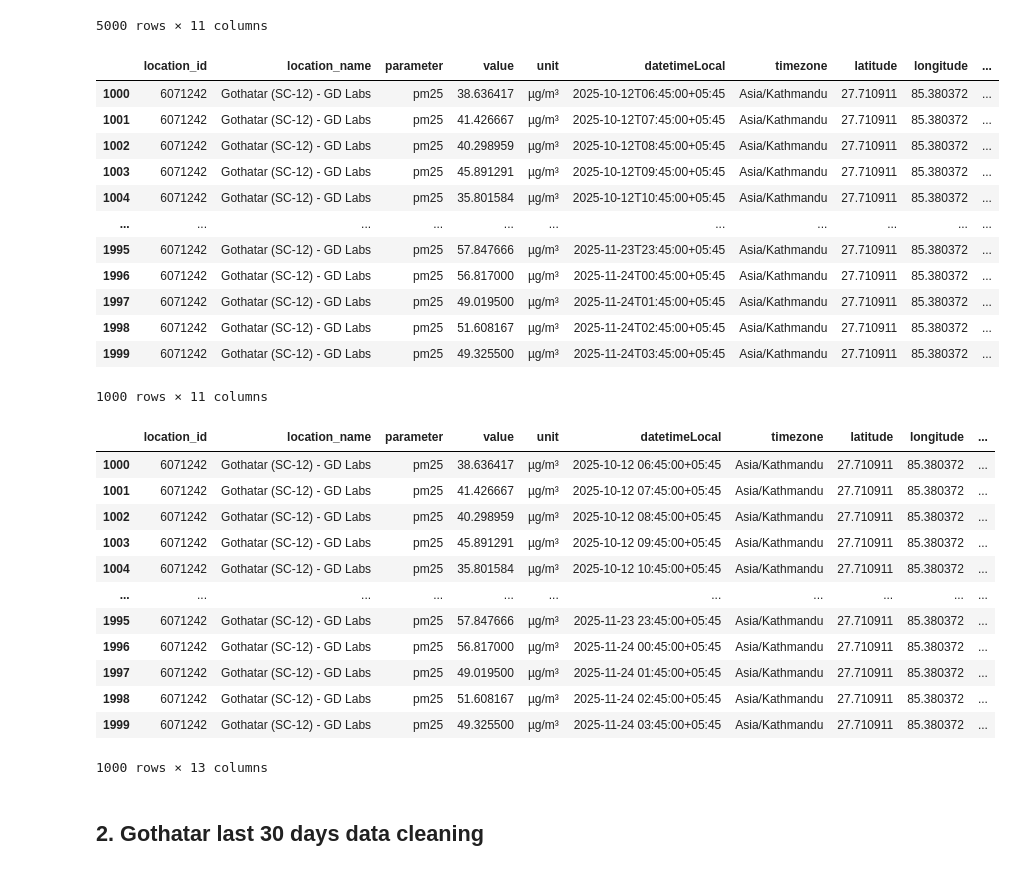
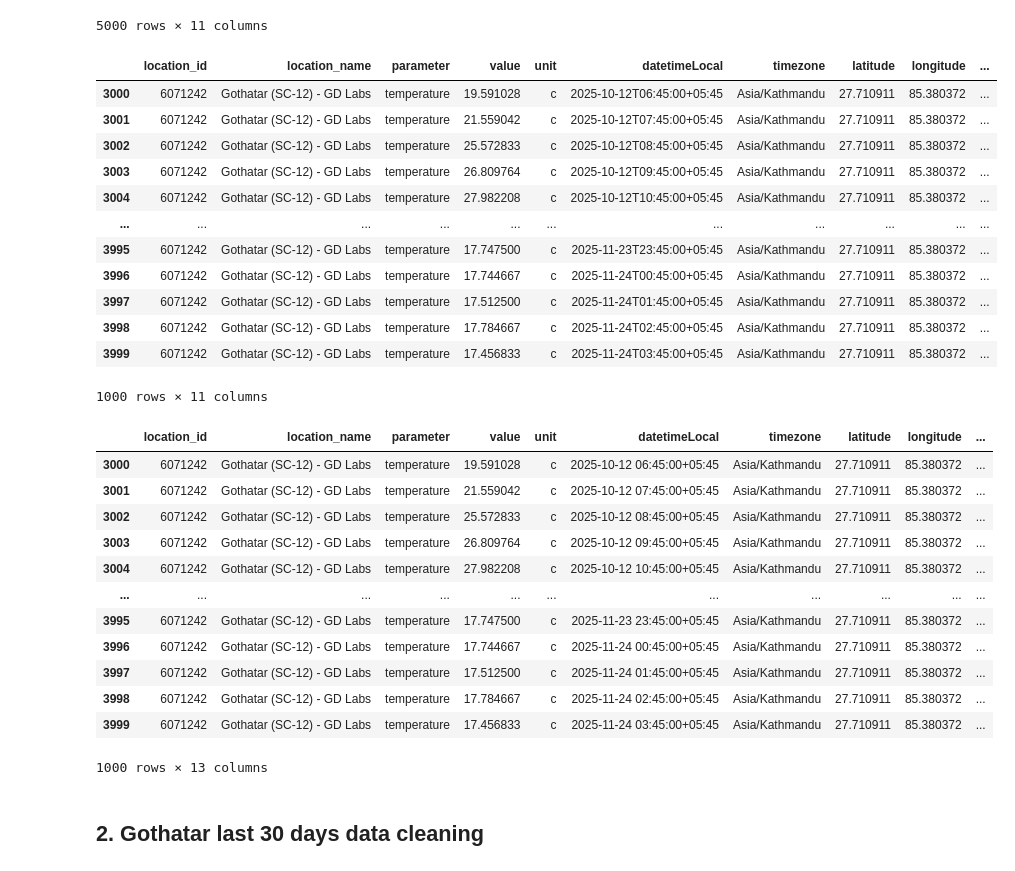
Before and after one commit to Laxmination/Kathmandu-PM2.5-Forecasting, a Jupyter notebook: OpenAQdatasetCleaning/Gothatar Data Clean.ipynb, the cells around one changed output. Cells and saved outputs as stored; diff of their text form; code cells hidden in the pictures.

```diff
--- a/OpenAQdatasetCleaning/Gothatar Data Clean.ipynb
+++ b/OpenAQdatasetCleaning/Gothatar Data Clean.ipynb
@@ -67,21 +67,22 @@ cleaned
 | 4999 | 6071242 | Gothatar (SC-12) - GD Labs | um003 | 2102.525332 | particles/cm³ | 2025-11-24T03:45:00+05:45 | Asia/Kathmandu | 27.710911 | 85.380372 | ... |
 5000 rows × 11 columns
 # %%
-cleaned = cleaned[cleaned['parameter']=='pm25']
+# cleaned = cleaned[cleaned['parameter']=='pm25']
+cleaned = cleaned[cleaned['parameter']=='temperature']
 cleaned
 # %% [output]
 |  | location_id | location_name | parameter | value | unit | datetimeLocal | timezone | latitude | longitude | ... |
-| 1000 | 6071242 | Gothatar (SC-12) - GD Labs | pm25 | 38.636417 | µg/m³ | 2025-10-12T06:45:00+05:45 | Asia/Kathmandu | 27.710911 | 85.380372 | ... |
-| 1001 | 6071242 | Gothatar (SC-12) - GD Labs | pm25 | 41.426667 | µg/m³ | 2025-10-12T07:45:00+05:45 | Asia/Kathmandu | 27.710911 | 85.380372 | ... |
-| 1002 | 6071242 | Gothatar (SC-12) - GD Labs | pm25 | 40.298959 | µg/m³ | 2025-10-12T08:45:00+05:45 | Asia/Kathmandu | 27.710911 | 85.380372 | ... |
-| 1003 | 6071242 | Gothatar (SC-12) - GD Labs | pm25 | 45.891291 | µg/m³ | 2025-10-12T09:45:00+05:45 | Asia/Kathmandu | 27.710911 | 85.380372 | ... |
-| 1004 | 6071242 | Gothatar (SC-12) - GD Labs | pm25 | 35.801584 | µg/m³ | 2025-10-12T10:45:00+05:45 | Asia/Kathmandu | 27.710911 | 85.380372 | ... |
+| 3000 | 6071242 | Gothatar (SC-12) - GD Labs | temperature | 19.591028 | c | 2025-10-12T06:45:00+05:45 | Asia/Kathmandu | 27.710911 | 85.380372 | ... |
+| 3001 | 6071242 | Gothatar (SC-12) - GD Labs | temperature | 21.559042 | c | 2025-10-12T07:45:00+05:45 | Asia/Kathmandu | 27.710911 | 85.380372 | ... |
+| 3002 | 6071242 | Gothatar (SC-12) - GD Labs | temperature | 25.572833 | c | 2025-10-12T08:45:00+05:45 | Asia/Kathmandu | 27.710911 | 85.380372 | ... |
+| 3003 | 6071242 | Gothatar (SC-12) - GD Labs | temperature | 26.809764 | c | 2025-10-12T09:45:00+05:45 | Asia/Kathmandu | 27.710911 | 85.380372 | ... |
+| 3004 | 6071242 | Gothatar (SC-12) - GD Labs | temperature | 27.982208 | c | 2025-10-12T10:45:00+05:45 | Asia/Kathmandu | 27.710911 | 85.380372 | ... |
 | ... | ... | ... | ... | ... | ... | ... | ... | ... | ... | ... |
-| 1995 | 6071242 | Gothatar (SC-12) - GD Labs | pm25 | 57.847666 | µg/m³ | 2025-11-23T23:45:00+05:45 | Asia/Kathmandu | 27.710911 | 85.380372 | ... |
-| 1996 | 6071242 | Gothatar (SC-12) - GD Labs | pm25 | 56.817000 | µg/m³ | 2025-11-24T00:45:00+05:45 | Asia/Kathmandu | 27.710911 | 85.380372 | ... |
-| 1997 | 6071242 | Gothatar (SC-12) - GD Labs | pm25 | 49.019500 | µg/m³ | 2025-11-24T01:45:00+05:45 | Asia/Kathmandu | 27.710911 | 85.380372 | ... |
-| 1998 | 6071242 | Gothatar (SC-12) - GD Labs | pm25 | 51.608167 | µg/m³ | 2025-11-24T02:45:00+05:45 | Asia/Kathmandu | 27.710911 | 85.380372 | ... |
-| 1999 | 6071242 | Gothatar (SC-12) - GD Labs | pm25 | 49.325500 | µg/m³ | 2025-11-24T03:45:00+05:45 | Asia/Kathmandu | 27.710911 | 85.380372 | ... |
+| 3995 | 6071242 | Gothatar (SC-12) - GD Labs | temperature | 17.747500 | c | 2025-11-23T23:45:00+05:45 | Asia/Kathmandu | 27.710911 | 85.380372 | ... |
+| 3996 | 6071242 | Gothatar (SC-12) - GD Labs | temperature | 17.744667 | c | 2025-11-24T00:45:00+05:45 | Asia/Kathmandu | 27.710911 | 85.380372 | ... |
+| 3997 | 6071242 | Gothatar (SC-12) - GD Labs | temperature | 17.512500 | c | 2025-11-24T01:45:00+05:45 | Asia/Kathmandu | 27.710911 | 85.380372 | ... |
+| 3998 | 6071242 | Gothatar (SC-12) - GD Labs | temperature | 17.784667 | c | 2025-11-24T02:45:00+05:45 | Asia/Kathmandu | 27.710911 | 85.380372 | ... |
+| 3999 | 6071242 | Gothatar (SC-12) - GD Labs | temperature | 17.456833 | c | 2025-11-24T03:45:00+05:45 | Asia/Kathmandu | 27.710911 | 85.380372 | ... |
 1000 rows × 11 columns
 # %%
 # seperating date and time
@@ -91,17 +92,17 @@ cleaned['time']=cleaned['datetimeLocal'].dt.strftime('%H:%M:%S')
 cleaned
 # %% [output]
 |  | location_id | location_name | parameter | value | unit | datetimeLocal | timezone | latitude | longitude | ... |
-| 1000 | 6071242 | Gothatar (SC-12) - GD Labs | pm25 | 38.636417 | µg/m³ | 2025-10-12 06:45:00+05:45 | Asia/Kathmandu | 27.710911 | 85.380372 | ... |
-| 1001 | 6071242 | Gothatar (SC-12) - GD Labs | pm25 | 41.426667 | µg/m³ | 2025-10-12 07:45:00+05:45 | Asia/Kathmandu | 27.710911 | 85.380372 | ... |
-| 1002 | 6071242 | Gothatar (SC-12) - GD Labs | pm25 | 40.298959 | µg/m³ | 2025-10-12 08:45:00+05:45 | Asia/Kathmandu | 27.710911 | 85.380372 | ... |
-| 1003 | 6071242 | Gothatar (SC-12) - GD Labs | pm25 | 45.891291 | µg/m³ | 2025-10-12 09:45:00+05:45 | Asia/Kathmandu | 27.710911 | 85.380372 | ... |
-| 1004 | 6071242 | Gothatar (SC-12) - GD Labs | pm25 | 35.801584 | µg/m³ | 2025-10-12 10:45:00+05:45 | Asia/Kathmandu | 27.710911 | 85.380372 | ... |
+| 3000 | 6071242 | Gothatar (SC-12) - GD Labs | temperature | 19.591028 | c | 2025-10-12 06:45:00+05:45 | Asia/Kathmandu | 27.710911 | 85.380372 | ... |
+| 3001 | 6071242 | Gothatar (SC-12) - GD Labs | temperature | 21.559042 | c | 2025-10-12 07:45:00+05:45 | Asia/Kathmandu | 27.710911 | 85.380372 | ... |
+| 3002 | 6071242 | Gothatar (SC-12) - GD Labs | temperature | 25.572833 | c | 2025-10-12 08:45:00+05:45 | Asia/Kathmandu | 27.710911 | 85.380372 | ... |
+| 3003 | 6071242 | Gothatar (SC-12) - GD Labs | temperature | 26.809764 | c | 2025-10-12 09:45:00+05:45 | Asia/Kathmandu | 27.710911 | 85.380372 | ... |
+| 3004 | 6071242 | Gothatar (SC-12) - GD Labs | temperature | 27.982208 | c | 2025-10-12 10:45:00+05:45 | Asia/Kathmandu | 27.710911 | 85.380372 | ... |
 | ... | ... | ... | ... | ... | ... | ... | ... | ... | ... | ... |
-| 1995 | 6071242 | Gothatar (SC-12) - GD Labs | pm25 | 57.847666 | µg/m³ | 2025-11-23 23:45:00+05:45 | Asia/Kathmandu | 27.710911 | 85.380372 | ... |
-| 1996 | 6071242 | Gothatar (SC-12) - GD Labs | pm25 | 56.817000 | µg/m³ | 2025-11-24 00:45:00+05:45 | Asia/Kathmandu | 27.710911 | 85.380372 | ... |
-| 1997 | 6071242 | Gothatar (SC-12) - GD Labs | pm25 | 49.019500 | µg/m³ | 2025-11-24 01:45:00+05:45 | Asia/Kathmandu | 27.710911 | 85.380372 | ... |
-| 1998 | 6071242 | Gothatar (SC-12) - GD Labs | pm25 | 51.608167 | µg/m³ | 2025-11-24 02:45:00+05:45 | Asia/Kathmandu | 27.710911 | 85.380372 | ... |
-| 1999 | 6071242 | Gothatar (SC-12) - GD Labs | pm25 | 49.325500 | µg/m³ | 2025-11-24 03:45:00+05:45 | Asia/Kathmandu | 27.710911 | 85.380372 | ... |
+| 3995 | 6071242 | Gothatar (SC-12) - GD Labs | temperature | 17.747500 | c | 2025-11-23 23:45:00+05:45 | Asia/Kathmandu | 27.710911 | 85.380372 | ... |
+| 3996 | 6071242 | Gothatar (SC-12) - GD Labs | temperature | 17.744667 | c | 2025-11-24 00:45:00+05:45 | Asia/Kathmandu | 27.710911 | 85.380372 | ... |
+| 3997 | 6071242 | Gothatar (SC-12) - GD Labs | temperature | 17.512500 | c | 2025-11-24 01:45:00+05:45 | Asia/Kathmandu | 27.710911 | 85.380372 | ... |
+| 3998 | 6071242 | Gothatar (SC-12) - GD Labs | temperature | 17.784667 | c | 2025-11-24 02:45:00+05:45 | Asia/Kathmandu | 27.710911 | 85.380372 | ... |
+| 3999 | 6071242 | Gothatar (SC-12) - GD Labs | temperature | 17.456833 | c | 2025-11-24 03:45:00+05:45 | Asia/Kathmandu | 27.710911 | 85.380372 | ... |
 1000 rows × 13 columns
 # %%
 cleaned.to_csv('cleaned_GothatarLast365days.csv', index=False)
```
Also changed, not shown: parts of 7 cells of this notebook, 43 other files.
